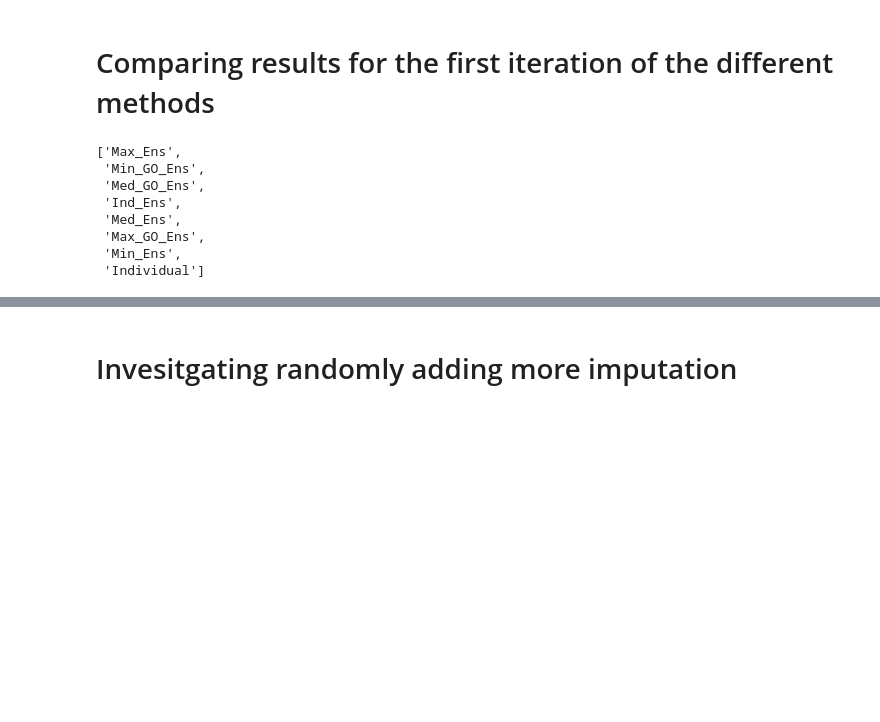
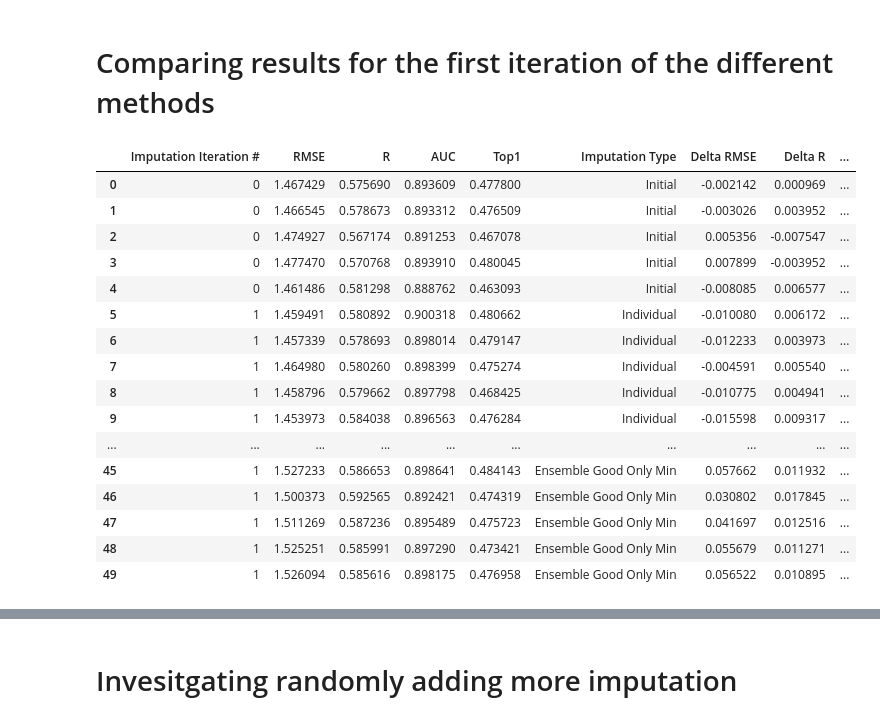
Before and after one commit to francoep/ImputationPaper, a Jupyter notebook: generate_figures.ipynb, the cells around one changed output, grey strips where cells are left out. Saved outputs shown, nothing was run; the diff lists cells and outputs as text; code cells hidden in the pictures; blank space fills up the shorter version.

```diff
--- a/generate_figures.ipynb
+++ b/generate_figures.ipynb
@@ -227,15 +238,24 @@ start_mean=df[df['Imputation Type']=='Individual'].mean()
 for v in ['RMSE','R','AUC','Top1']:
     val=start_mean[v]
     df[f'Delta {v}']=df[v]-val
-# %%
-list(set(df['Imputation Type']))
-# %% [output]
-['Max_Ens',
- 'Min_GO_Ens',
- 'Med_GO_Ens',
- 'Ind_Ens',
- 'Med_Ens',
- 'Max_GO_Ens',
- 'Min_Ens',
- 'Individual']
+# %%
+df
+# %% [output]
+|  | Imputation Iteration # | RMSE | R | AUC | Top1 | Imputation Type | Delta RMSE | Delta R | ... |
+| 0 | 0 | 1.467429 | 0.575690 | 0.893609 | 0.477800 | Initial | -0.002142 | 0.000969 | ... |
+| 1 | 0 | 1.466545 | 0.578673 | 0.893312 | 0.476509 | Initial | -0.003026 | 0.003952 | ... |
+| 2 | 0 | 1.474927 | 0.567174 | 0.891253 | 0.467078 | Initial | 0.005356 | -0.007547 | ... |
+| 3 | 0 | 1.477470 | 0.570768 | 0.893910 | 0.480045 | Initial | 0.007899 | -0.003952 | ... |
+| 4 | 0 | 1.461486 | 0.581298 | 0.888762 | 0.463093 | Initial | -0.008085 | 0.006577 | ... |
+| 5 | 1 | 1.459491 | 0.580892 | 0.900318 | 0.480662 | Individual | -0.010080 | 0.006172 | ... |
+| 6 | 1 | 1.457339 | 0.578693 | 0.898014 | 0.479147 | Individual | -0.012233 | 0.003973 | ... |
+| 7 | 1 | 1.464980 | 0.580260 | 0.898399 | 0.475274 | Individual | -0.004591 | 0.005540 | ... |
+| 8 | 1 | 1.458796 | 0.579662 | 0.897798 | 0.468425 | Individual | -0.010775 | 0.004941 | ... |
+| 9 | 1 | 1.453973 | 0.584038 | 0.896563 | 0.476284 | Individual | -0.015598 | 0.009317 | ... |
+| ... | ... | ... | ... | ... | ... | ... | ... | ... | ... |
+| 45 | 1 | 1.527233 | 0.586653 | 0.898641 | 0.484143 | Ensemble Good Only Min | 0.057662 | 0.011932 | ... |
+| 46 | 1 | 1.500373 | 0.592565 | 0.892421 | 0.474319 | Ensemble Good Only Min | 0.030802 | 0.017845 | ... |
+| 47 | 1 | 1.511269 | 0.587236 | 0.895489 | 0.475723 | Ensemble Good Only Min | 0.041697 | 0.012516 | ... |
+| 48 | 1 | 1.525251 | 0.585991 | 0.897290 | 0.473421 | Ensemble Good Only Min | 0.055679 | 0.011271 | ... |
+| 49 | 1 | 1.526094 | 0.585616 | 0.898175 | 0.476958 | Ensemble Good Only Min | 0.056522 | 0.010895 | ... |
 # %%
```
Also changed, not shown: parts of 12 cells of this notebook, 5 other files.
